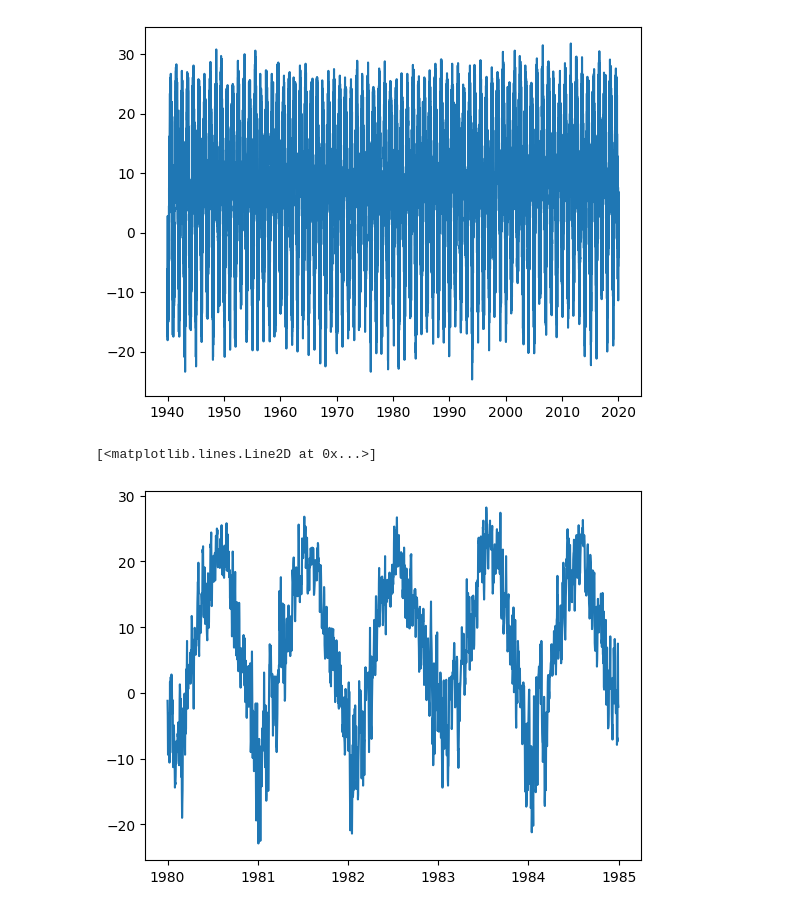
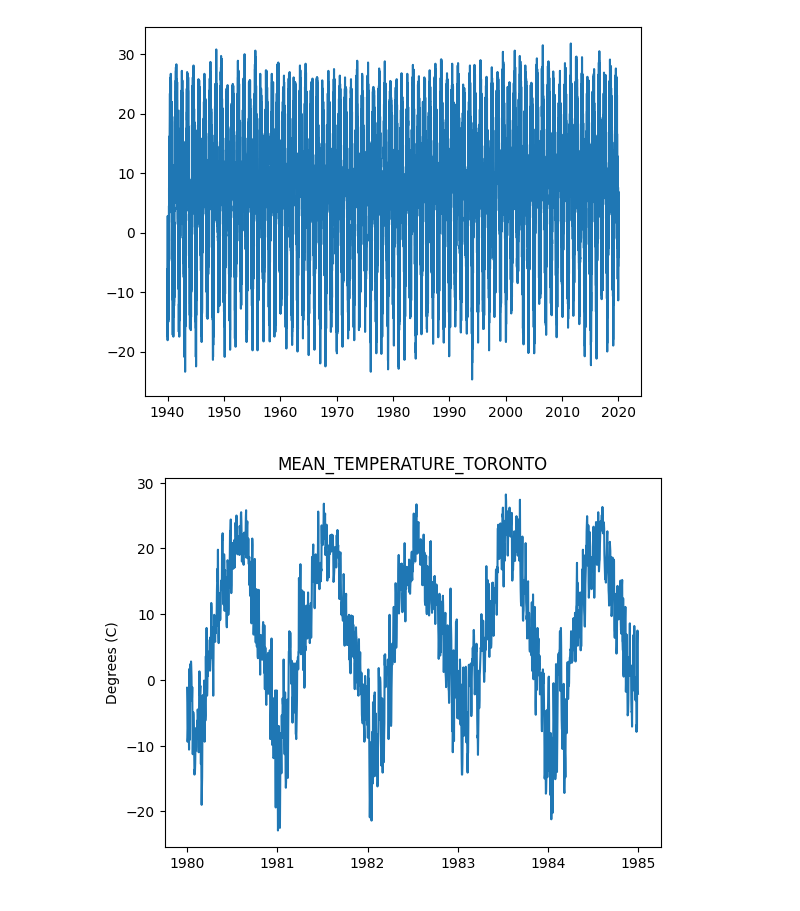
Before and after one commit to JLivingston01/ml-research, a Jupyter notebook: time-driven-probabilities/notebooks/signal_processing.ipynb, the cells around one changed output. Saved outputs shown, nothing was run; the diff lists cells and outputs as text; code cells hidden in the pictures.

```diff
--- a/time-driven-probabilities/notebooks/signal_processing.ipynb
+++ b/time-driven-probabilities/notebooks/signal_processing.ipynb
@@ -17,5 +18,5 @@ X,y = fetch_openml(data_id=43843,return_X_y=True,as_frame=True)
 # %%
-X.index = pd.to_datetime(X['LOCAL_DATE']).values
+X.index = X['LOCAL_DATE'].values
 # %%
 X['MEAN_TEMPERATURE_TORONTO']
 # %% [output]
@@ -106,6 +98,8 @@ plt.plot(X['MEAN_TEMPERATURE_TORONTO'])
 [figure]
 # %%
 plt.plot(X[(X.index>='1980-01-01')&(X.index<'1985-01-01')]['MEAN_TEMPERATURE_TORONTO'])
+plt.title('MEAN_TEMPERATURE_TORONTO')
+plt.ylabel("Degrees (C)")
+plt.show()
 # %% [output]
-[<matplotlib.lines.Line2D at 0x...>]
-[figure, old version]
+[figure, new version]
```
Also changed, not shown: parts of 30 cells of this notebook.
